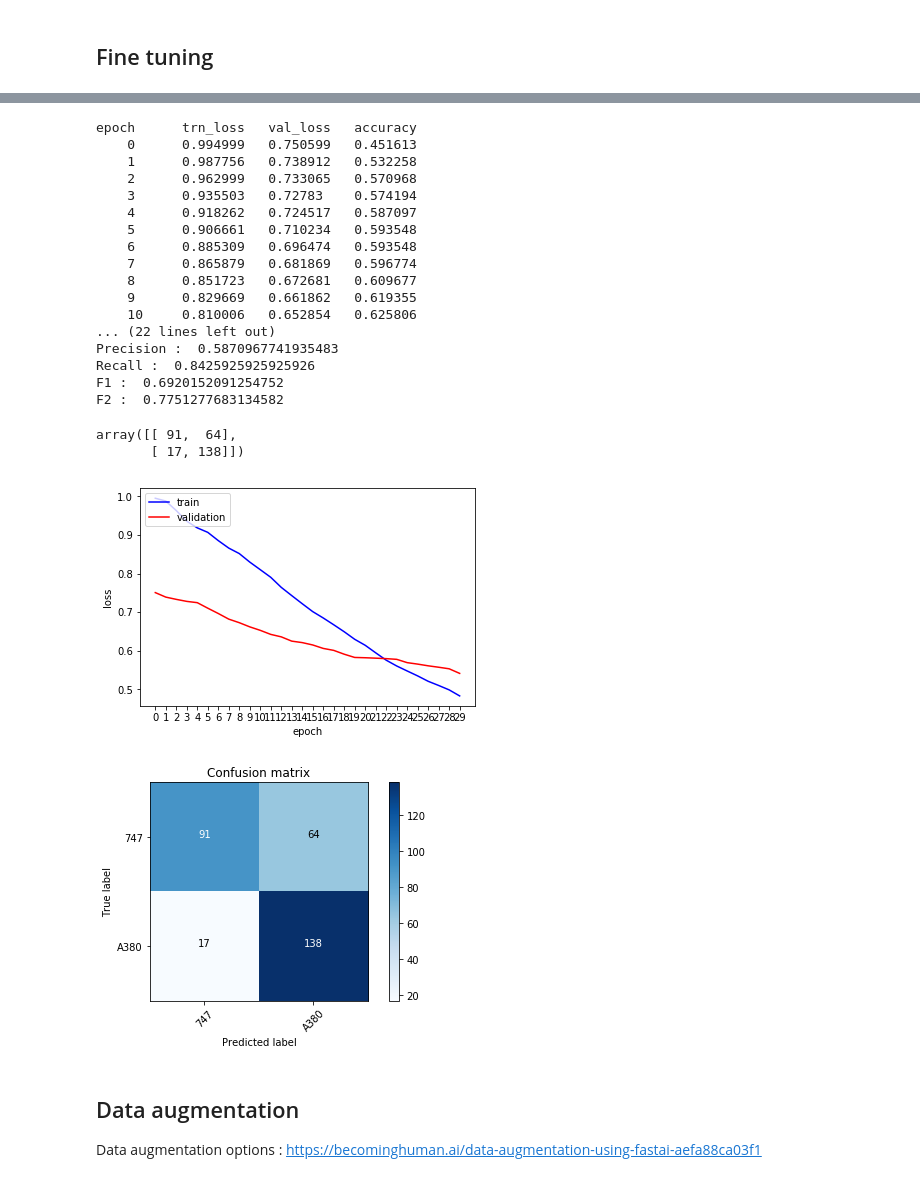
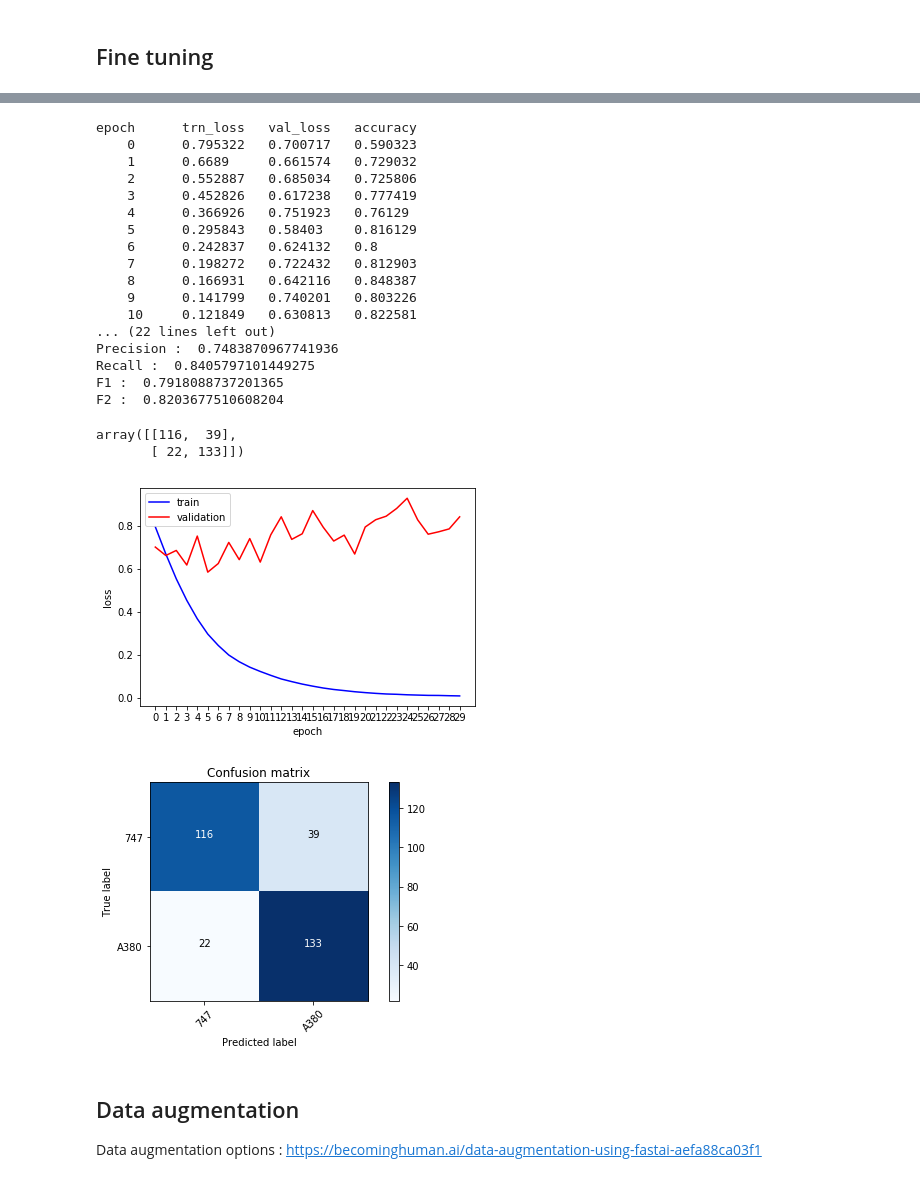
Before and after one commit to benoit-cty/deep_learning_tests, a Jupyter notebook: 01-Binary_Classification_747_vs_A380.ipynb, the cells around one changed output, grey strips where cells are left out. Saved outputs shown, nothing was run; the diff lists cells and outputs as text; code cells hidden in the pictures.

```diff
--- a/01-Binary_Classification_747_vs_A380.ipynb
+++ b/01-Binary_Classification_747_vs_A380.ipynb
@@ -220,43 +237,43 @@ The model had learn quite nothing. But it is not surprising with so small datase
 # %%
 # F2 :  0.78 for image_size=128, batch_size=150, lr=1e-3, epoch=30
 # F2 :  0.83 for image_size=128, batch_size=128, lr=1e-2, epoch=30
 # F2 :  0.77 for image_size=128, batch_size=150, lr=1e-4, epoch=30
-
+# F2 :  0.80 for image_size=128, batch_size=150, lr=1e-2, epoch=30
 
 image_size=128
-batch_size=150
+batch_size=128
 lr=1e-2
 epoch=30
 data = ImageClassifierData.from_paths(PATH, tfms=tfms_from_model(arch, image_size), bs=batch_size, num_workers=num_cpus())
 learn = ConvLearner.pretrained(arch, data, precompute=False, ps=0.5, pretrained=True)
 learn.unfreeze()
 vals_s2s, global_results = learn.fit(lr, n_cycle=epoch, get_ep_vals=True)
 print("After ", str(len(global_results)), " epochs, the accuracy is ", str(vals_s2s[1]*100)[:5], "%" )
 plot_ep_vals(global_results)
 plot_the_confusion_matrix()
 # %% [output]
 [interactive output not drawn]
 epoch      trn_loss   val_loss   accuracy
-    0      0.994999   0.750599   0.451613
-    1      0.987756   0.738912   0.532258
-    2      0.962999   0.733065   0.570968
-    3      0.935503   0.72783    0.574194
-    4      0.918262   0.724517   0.587097
-    5      0.906661   0.710234   0.593548
-    6      0.885309   0.696474   0.593548
-    7      0.865879   0.681869   0.596774
-    8      0.851723   0.672681   0.609677
-    9      0.829669   0.661862   0.619355
-    10     0.810006   0.652854   0.625806
+    0      0.795322   0.700717   0.590323
+    1      0.6689     0.661574   0.729032
+    2      0.552887   0.685034   0.725806
+    3      0.452826   0.617238   0.777419
+    4      0.366926   0.751923   0.76129
+    5      0.295843   0.58403    0.816129
+    6      0.242837   0.624132   0.8
+    7      0.198272   0.722432   0.812903
+    8      0.166931   0.642116   0.848387
+    9      0.141799   0.740201   0.803226
+    10     0.121849   0.630813   0.822581
 ... (22 lines left out)
-Precision :  0.5870967741935483
-Recall :  0.8425925925925926
-F1 :  0.6920152091254752
-F2 :  0.7751277683134582
+Precision :  0.7483870967741936
+Recall :  0.8405797101449275
+F1 :  0.7918088737201365
+F2 :  0.8203677510608204
-array([[ 91,  64],
-       [ 17, 138]])
+array([[116,  39],
+       [ 22, 133]])
-[figure, old version]
+[figure, new version]
-[figure, old version]
+[figure, new version]
 # %% [markdown]
 ## Data augmentation
 Data augmentation options : https://becominghuman.ai/data-augmentation-using-fastai-aefa88ca03f1
```
Also changed, not shown: parts of 23 cells of this notebook, 1 other file.
